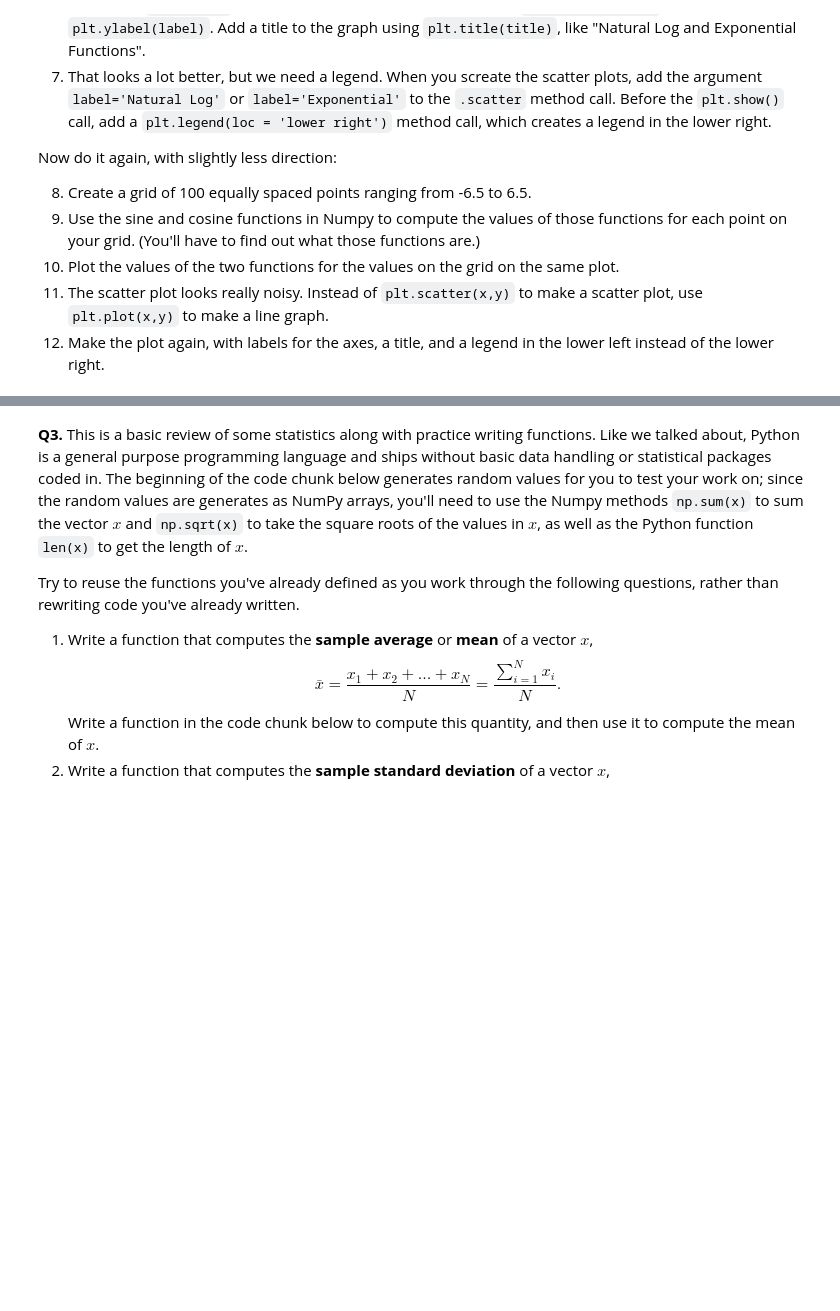
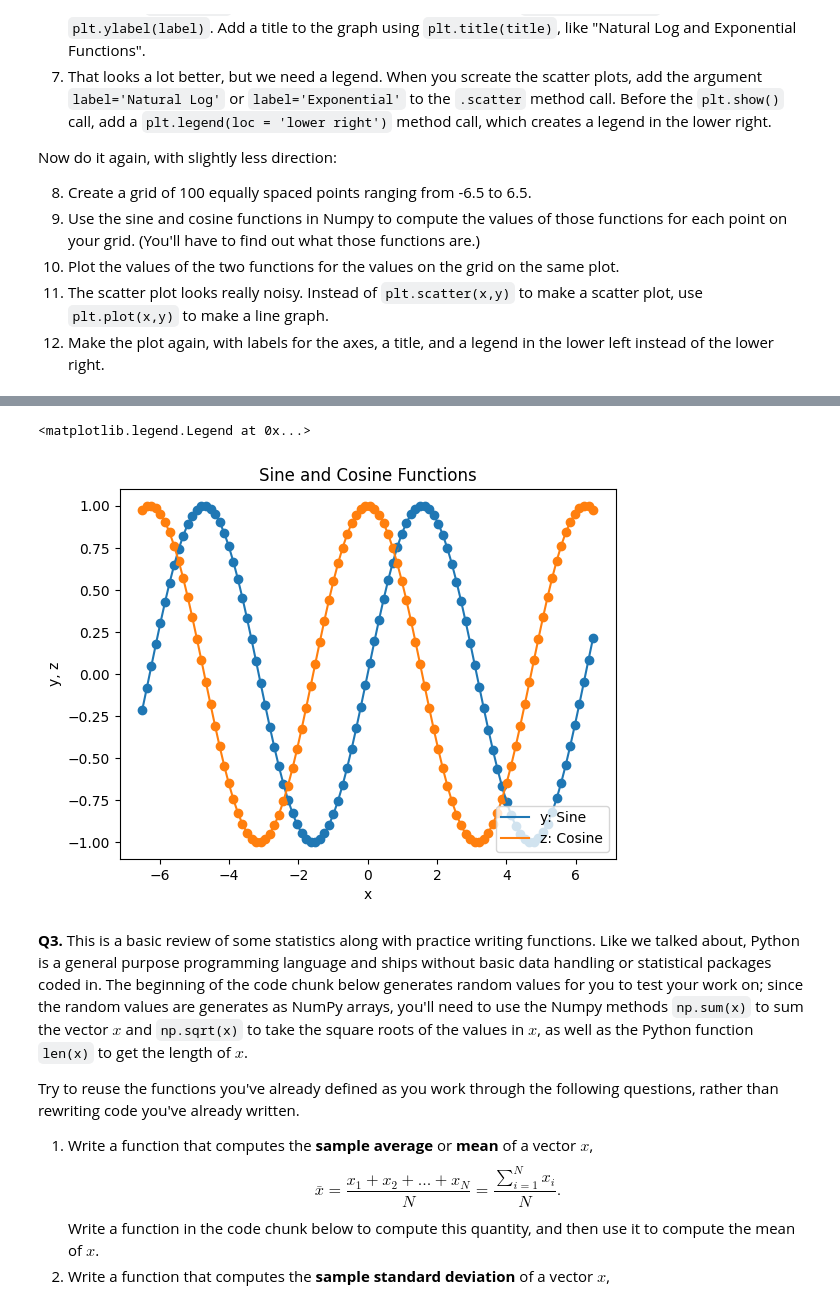
Before and after one commit to Troy-S-Meink/programming, a Jupyter notebook: assignment/assignment_programming.ipynb, the cells around one changed output, grey strips where cells are left out. Saved outputs shown, nothing was run; the diff lists cells and outputs as text; code cells hidden in the pictures; blank space fills up the shorter version.

```diff
--- a/assignment/assignment_programming.ipynb
+++ b/assignment/assignment_programming.ipynb
@@ -58,3 +61,27 @@ Text(0.5, 1.0, 'Natural Log and Exponential Functions')
+# %%
+# 8.
+x2 = np.linspace(-6.5, 6.5, 100)
+
+# 9.
+y2 = np.array(np.sin(x2))
+z2 = np.array(np.cos(x2))
+
+# 10.
+plt.scatter(x2, y2)
+plt.scatter(x2, z2)
+
+# 11.
+plt.plot(x2, y2, label="y: Sine")
+plt.plot(x2, z2, label="z: Cosine")
+
+# 12.
+plt.xlabel("x")
+plt.ylabel("y, z")
+plt.title("Sine and Cosine Functions")
+plt.legend(loc = "lower right")
+# %% [output]
+<matplotlib.legend.Legend at 0x...>
+[figure, added]
 # %%
 # 5.
 plt.show()
```
Also changed, not shown: parts of 1 cell of this notebook.
